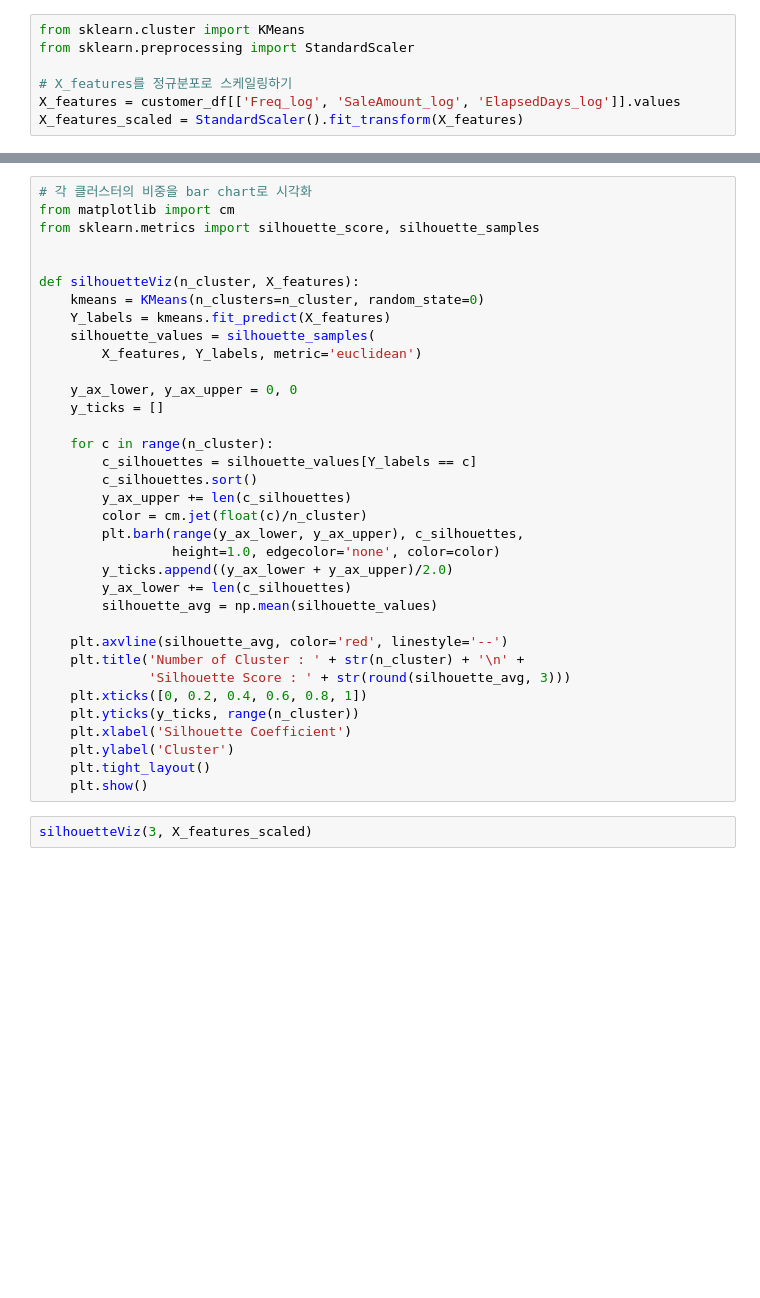
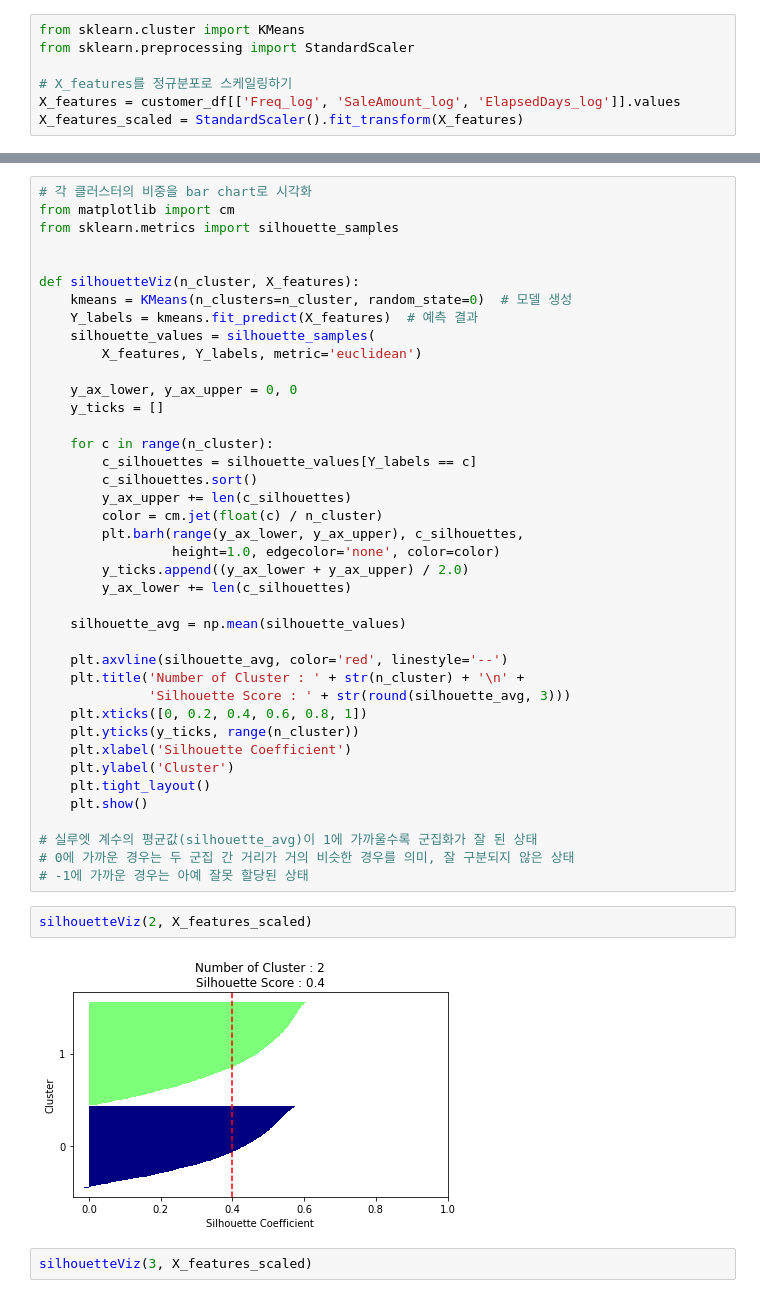
Before and after one commit to welwitschias/MachineLearning, a Jupyter notebook: 25_clustering_analysis.ipynb, the cells around one changed output, grey strips where cells are left out. Cells and saved outputs as stored; diff of their text form; blank space fills up the shorter version.

```diff
--- a/25_clustering_analysis.ipynb
+++ b/25_clustering_analysis.ipynb
@@ -244,12 +245,12 @@ customer_df.head()
 # %%
 # 각 클러스터의 비중을 bar chart로 시각화
 from matplotlib import cm
-from sklearn.metrics import silhouette_score, silhouette_samples
+from sklearn.metrics import silhouette_samples
 
 
 def silhouetteViz(n_cluster, X_features):
-    kmeans = KMeans(n_clusters=n_cluster, random_state=0)
-    Y_labels = kmeans.fit_predict(X_features)
+    kmeans = KMeans(n_clusters=n_cluster, random_state=0)  # 모델 생성
+    Y_labels = kmeans.fit_predict(X_features)  # 예측 결과
     silhouette_values = silhouette_samples(
         X_features, Y_labels, metric='euclidean')
 
@@ -260,12 +261,13 @@ def silhouetteViz(n_cluster, X_features):
         c_silhouettes = silhouette_values[Y_labels == c]
         c_silhouettes.sort()
         y_ax_upper += len(c_silhouettes)
-        color = cm.jet(float(c)/n_cluster)
+        color = cm.jet(float(c) / n_cluster)
         plt.barh(range(y_ax_lower, y_ax_upper), c_silhouettes,
                  height=1.0, edgecolor='none', color=color)
-        y_ticks.append((y_ax_lower + y_ax_upper)/2.0)
+        y_ticks.append((y_ax_lower + y_ax_upper) / 2.0)
         y_ax_lower += len(c_silhouettes)
-        silhouette_avg = np.mean(silhouette_values)
+
+    silhouette_avg = np.mean(silhouette_values)
 
     plt.axvline(silhouette_avg, color='red', linestyle='--')
     plt.title('Number of Cluster : ' + str(n_cluster) + '\n' +
@@ -276,6 +278,14 @@ def silhouetteViz(n_cluster, X_features):
     plt.ylabel('Cluster')
     plt.tight_layout()
     plt.show()
+
+# 실루엣 계수의 평균값(silhouette_avg)이 1에 가까울수록 군집화가 잘 된 상태
+# 0에 가까운 경우는 두 군집 간 거리가 거의 비슷한 경우를 의미, 잘 구분되지 않은 상태
+# -1에 가까운 경우는 아예 잘못 할당된 상태
+# %%
+silhouetteViz(2, X_features_scaled)
+# %% [output]
+[figure, added]
 # %%
 silhouetteViz(3, X_features_scaled)
 # %% [output]
```
Also changed, not shown: parts of 8 cells of this notebook, 6 other files.
